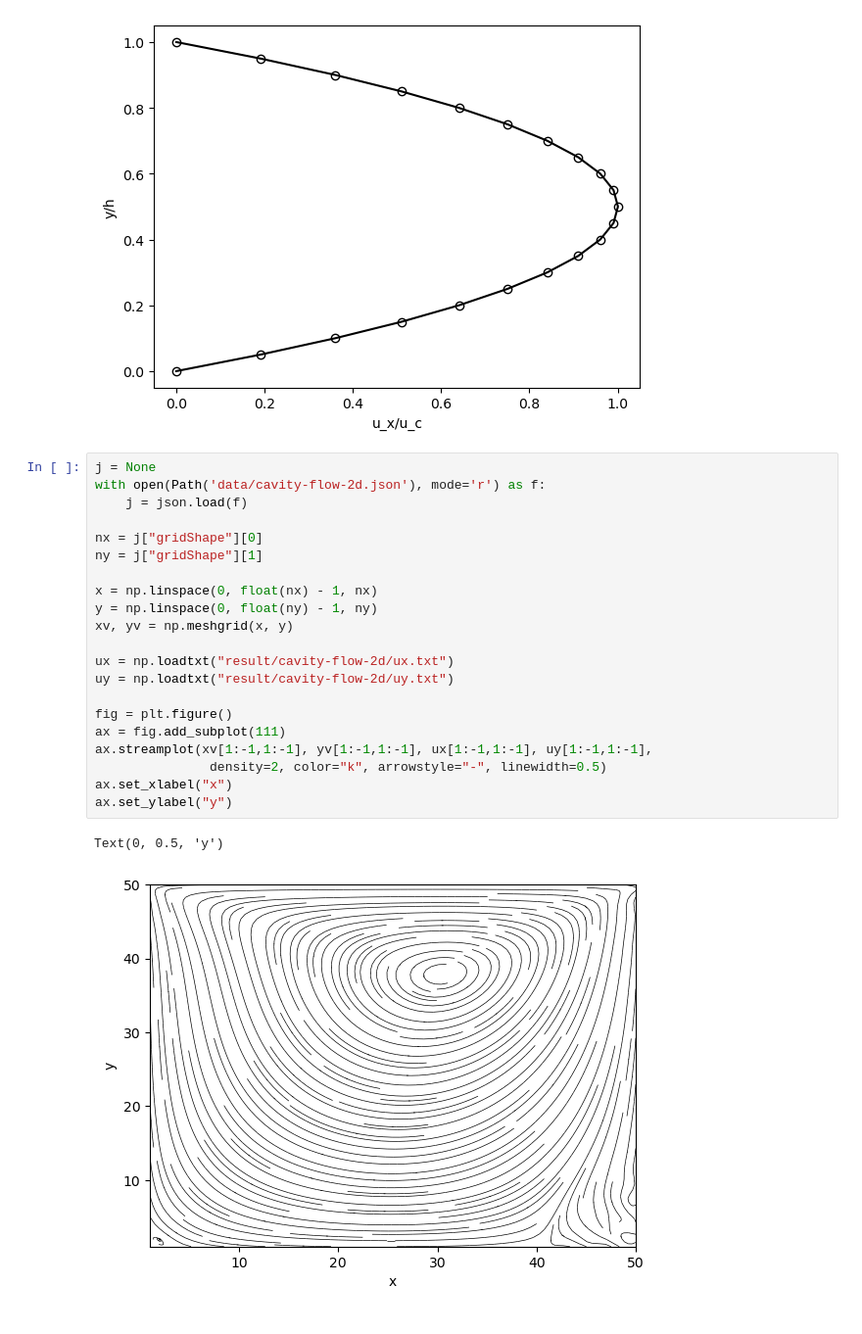
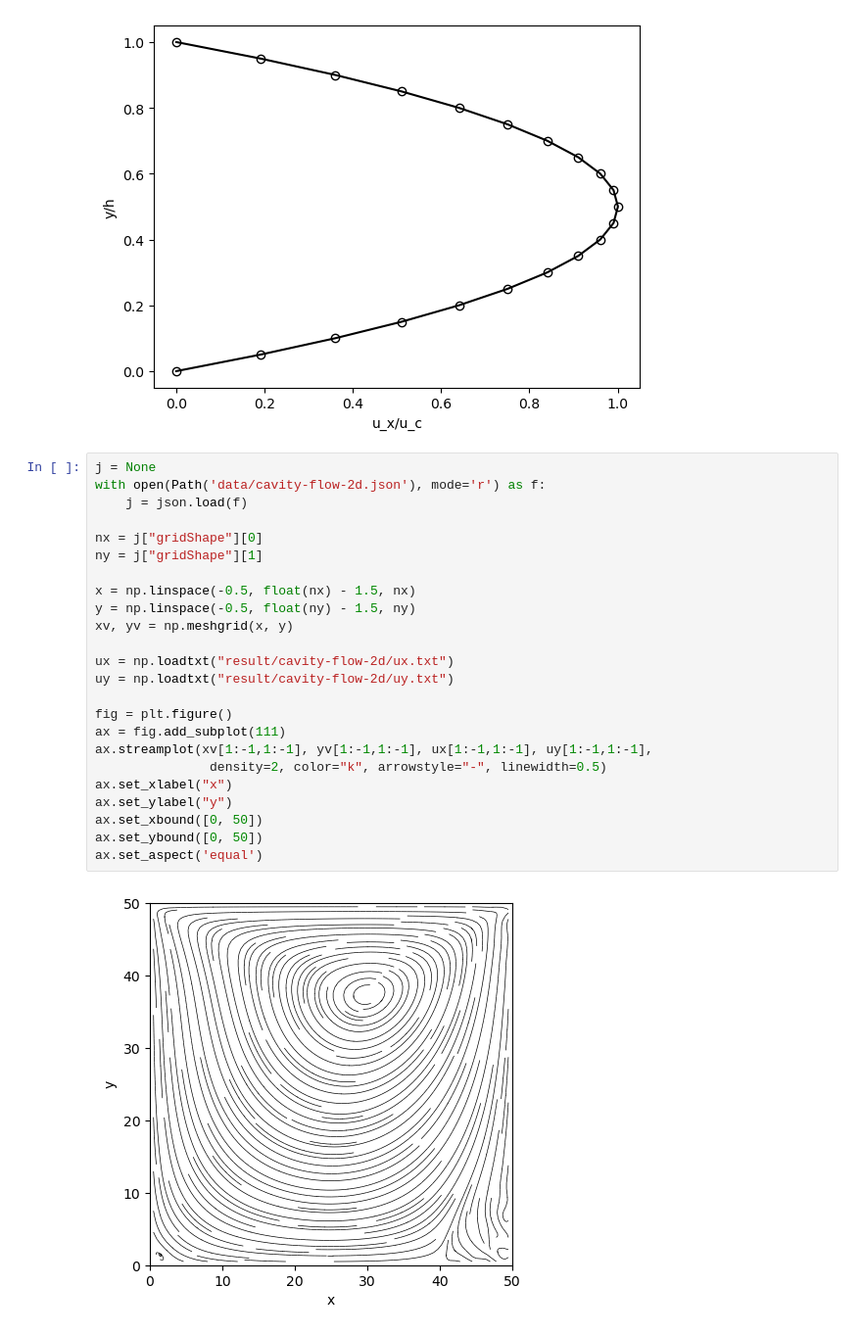
Before and after one commit to shohirose/lbm-simulator, a Jupyter notebook: plot.ipynb, the cells around one changed output. Shown: that part at 98% size. Drawn from its saved outputs; the diff is of its cells as text.

Commit message:
fix plot axis ranges

```diff
--- a/plot.ipynb
+++ b/plot.ipynb
@@ -38,24 +38,26 @@ Text(0, 0.5, 'y/h')
 # %%
 j = None
 with open(Path('data/cavity-flow-2d.json'), mode='r') as f:
     j = json.load(f)
 
 nx = j["gridShape"][0]
 ny = j["gridShape"][1]
 
-x = np.linspace(0, float(nx) - 1, nx)
-y = np.linspace(0, float(ny) - 1, ny)
+x = np.linspace(-0.5, float(nx) - 1.5, nx)
+y = np.linspace(-0.5, float(ny) - 1.5, ny)
 xv, yv = np.meshgrid(x, y)
 
 ux = np.loadtxt("result/cavity-flow-2d/ux.txt")
 uy = np.loadtxt("result/cavity-flow-2d/uy.txt")
 
 fig = plt.figure()
 ax = fig.add_subplot(111)
 ax.streamplot(xv[1:-1,1:-1], yv[1:-1,1:-1], ux[1:-1,1:-1], uy[1:-1,1:-1],
                density=2, color="k", arrowstyle="-", linewidth=0.5)
 ax.set_xlabel("x")
 ax.set_ylabel("y")
+ax.set_xbound([0, 50])
+ax.set_ybound([0, 50])
+ax.set_aspect('equal')
 # %% [output]
-Text(0, 0.5, 'y')
-[figure, old version]
+[figure, new version]
```
